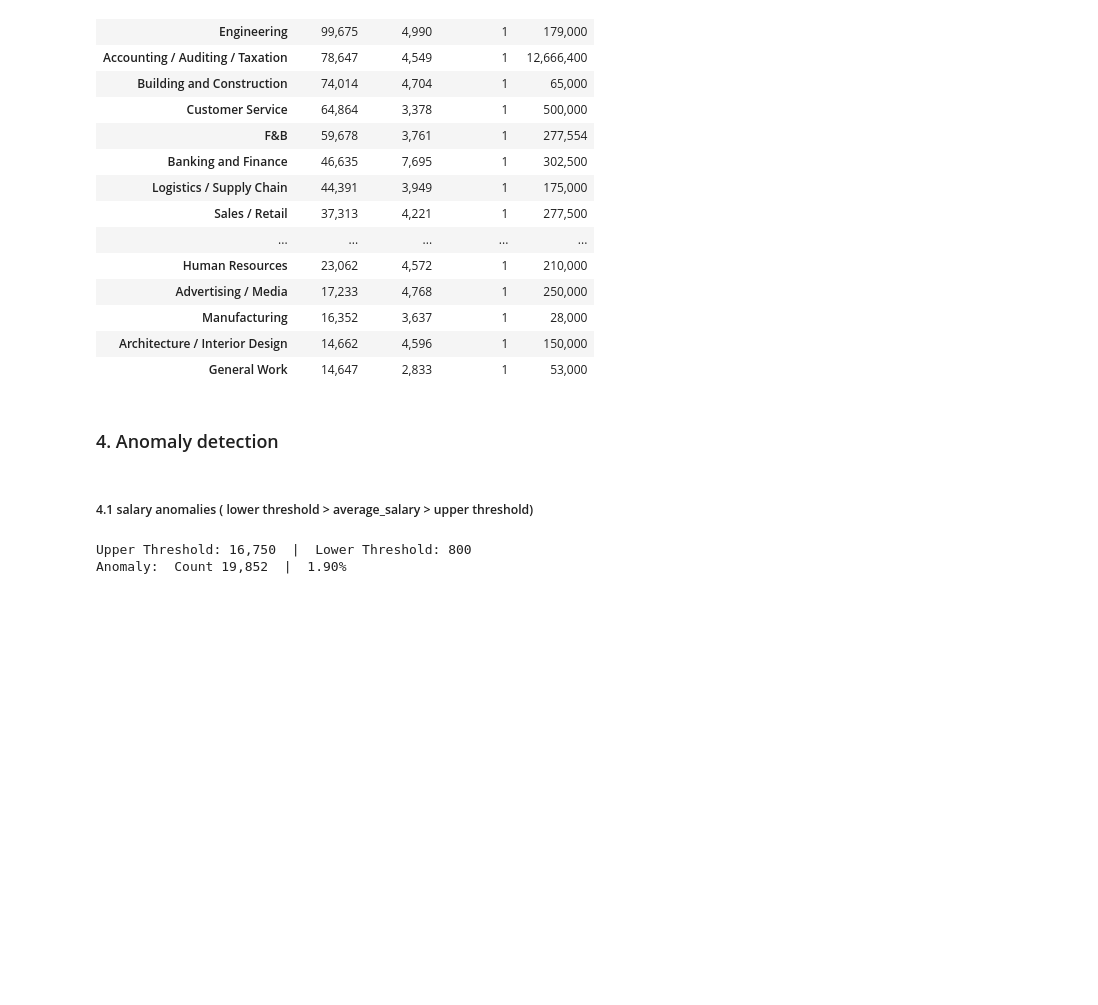
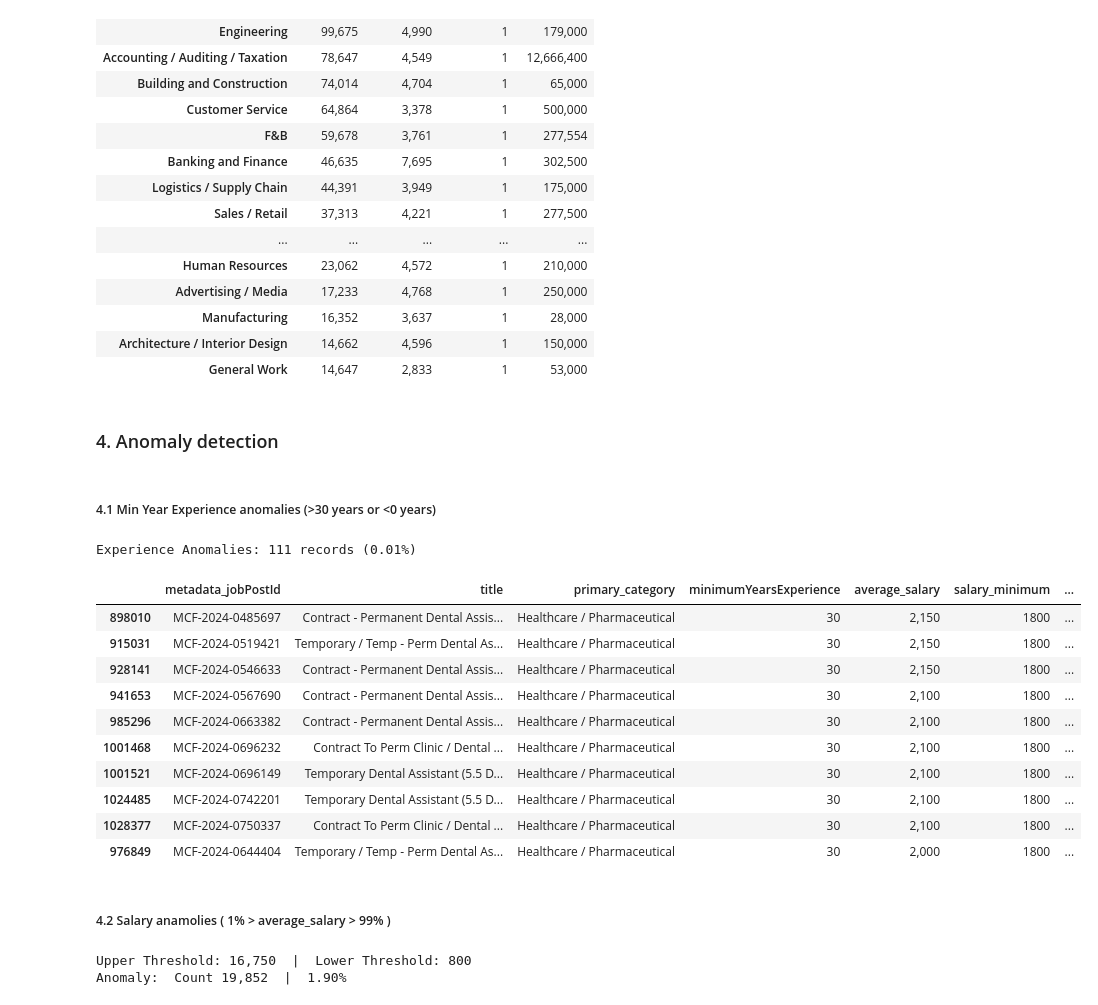
Before and after one commit to Learnfa/Mod1-SGJob, a Jupyter notebook: notebooks/eda.ipynb, the cells around one changed output. Cells and saved outputs as stored; diff of their text form; code cells hidden in the pictures; blank space fills up the shorter version.

```diff
--- a/notebooks/eda.ipynb
+++ b/notebooks/eda.ipynb
@@ -28,7 +28,7 @@ pd.options.display.float_format = '{:,.0f}'.format
 # %% [markdown]
 ##### 1.2. Load data
 # %%
-df = pd.read_csv(DATA_PATH)
+df = load_raw_data(PH2_CLEANED_CSV_PATH)
 df.shape, df.head()
 # %% [output]
 ((1044587, 25),
@@ -132,8 +132,47 @@ sector_stats.head(20)
 | General Work | 14,647 | 2,833 | 1 | 53,000 |
 # %% [markdown]
 ### 4. Anomaly detection
-# %% [markdown]
-##### 4.1 salary anomalies ( lower threshold > average_salary > upper threshold)
+# %% [markdown]
+##### 4.1 Min Year Experience anomalies (>30 years or <0 years)
+# %%
+# Filter for minyearexperience anomalies
+yrexp_anomalies = df[
+    (df["minimumYearsExperience"] >= 30) | (df["minimumYearsExperience"] < 0)
+][
+    [
+        "metadata_jobPostId",
+        "title",
+        "primary_category",
+        "minimumYearsExperience",
+        "average_salary",
+        "salary_minimum",
+        "salary_maximum",
+    ]
+]
+
+# Count & percentage
+anomaly_count = len(yrexp_anomalies)
+anomaly_pct = (anomaly_count / len(df)) * 100
+
+print(f"Experience Anomalies: {anomaly_count:,} records ({anomaly_pct:.2f}%)")
+
+# Display top anomalies
+yrexp_anomalies.sort_values(by=["minimumYearsExperience", "average_salary"], ascending=False).tail(10)
+# %% [output]
+Experience Anomalies: 111 records (0.01%)
+|  | metadata_jobPostId | title | primary_category | minimumYearsExperience | average_salary | salary_minimum | ... |
+| 898010 | MCF-2024-0485697 | Contract - Permanent Dental Assis... | Healthcare / Pharmaceutical | 30 | 2,150 | 1800 | ... |
+| 915031 | MCF-2024-0519421 | Temporary / Temp - Perm Dental As... | Healthcare / Pharmaceutical | 30 | 2,150 | 1800 | ... |
+| 928141 | MCF-2024-0546633 | Contract - Permanent Dental Assis... | Healthcare / Pharmaceutical | 30 | 2,150 | 1800 | ... |
+| 941653 | MCF-2024-0567690 | Contract - Permanent Dental Assis... | Healthcare / Pharmaceutical | 30 | 2,100 | 1800 | ... |
+| 985296 | MCF-2024-0663382 | Contract - Permanent Dental Assis... | Healthcare / Pharmaceutical | 30 | 2,100 | 1800 | ... |
+| 1001468 | MCF-2024-0696232 | Contract To Perm Clinic / Dental ... | Healthcare / Pharmaceutical | 30 | 2,100 | 1800 | ... |
+| 1001521 | MCF-2024-0696149 | Temporary Dental Assistant (5.5 D... | Healthcare / Pharmaceutical | 30 | 2,100 | 1800 | ... |
+| 1024485 | MCF-2024-0742201 | Temporary Dental Assistant (5.5 D... | Healthcare / Pharmaceutical | 30 | 2,100 | 1800 | ... |
+| 1028377 | MCF-2024-0750337 | Contract To Perm Clinic / Dental ... | Healthcare / Pharmaceutical | 30 | 2,100 | 1800 | ... |
+| 976849 | MCF-2024-0644404 | Temporary / Temp - Perm Dental As... | Healthcare / Pharmaceutical | 30 | 2,000 | 1800 | ... |
+# %% [markdown]
+##### 4.2 Salary anamolies ( 1% > average_salary > 99% )
 # %%
 # Define upper and lower thresholds
 upper_thr = df["average_salary"].quantile(0.99)
```
Also changed, not shown: parts of 3 cells of this notebook, 13 other files.
